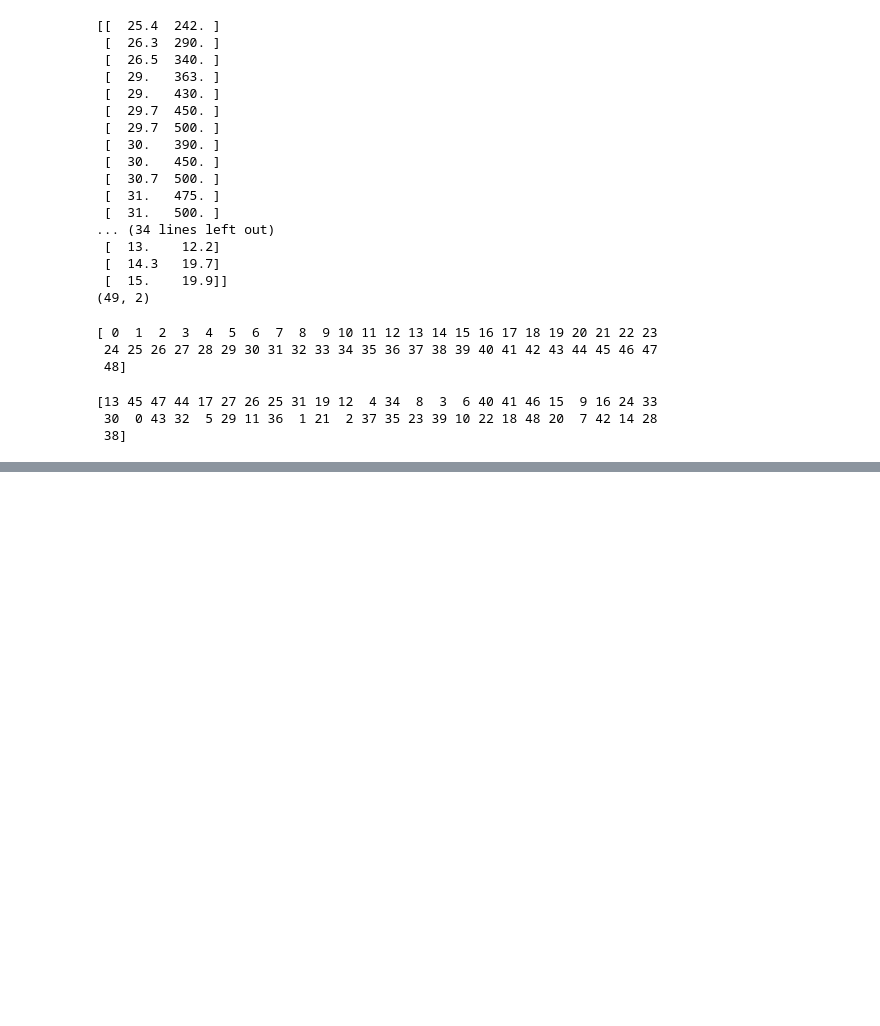
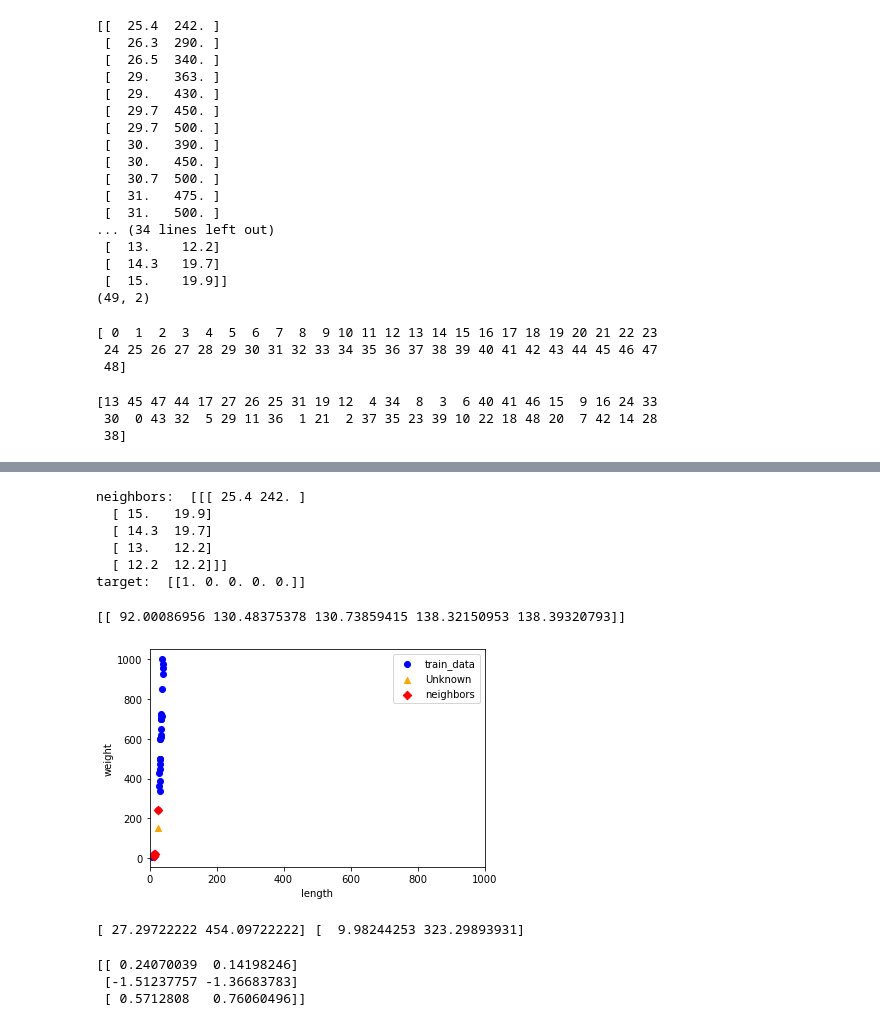
Before and after one commit to doyoung0926/study, a Jupyter notebook: study_machine_0830_2.ipynb, the cells around one changed output, grey strips where cells are left out. Cells and saved outputs as stored; diff of their text form; code cells hidden in the pictures; blank space fills up the shorter version.

```diff
--- a/study_machine_0830_2.ipynb
+++ b/study_machine_0830_2.ipynb
@@ -160,0 +348,60 @@ print(index_list)
+# %%
+print('neighbors: ', train_input[indexes])
+print('target: ', train_target[indexes])
+# (25cm, 150g) 생선의 이웃 4개는 빙어
+# %% [output]
+neighbors:  [[[ 25.4 242. ]
+  [ 15.   19.9]
+  [ 14.3  19.7]
+  [ 13.   12.2]
+  [ 12.2  12.2]]]
+target:  [[1. 0. 0. 0. 0.]]
+# %%
+print(distances)
+# %% [output]
+[[ 92.00086956 130.48375378 130.73859415 138.32150953 138.39320793]]
+# %%
+# Scale을 동일하게 수정
+# x축과 y축의 범위를 동일하게 수정
+# 두 특성(길이, 무게)의 scale이 다름
+# xlim(), ylim()함수: x, y축의 범위를 지정
+plt.scatter(train_input[:, 0], train_input[:, 1],
+           label='train_data', color='b')
+plt.scatter(25, 150, marker='^', color='orange', label='Unknown')
+plt.scatter(train_input[indexes, 0], train_input[indexes, 1],
+           marker='D', label='neighbors', color='r')
+
+plt.xlim((0, 1000))  # x축의 눈금 간격을 y축과 동일하게 변경
+plt.xlabel('length')
+plt.ylabel('weight')
+plt.legend()
+plt.show()
+# 생선의 무게에 따라 분류에 큰 영향을 미침
+# %% [output]
+[figure, added]
+# %%
+# 데이터 전처리 (Data Preprocessing) #1
+# 데이터 전처리
+# 특성값을 일정한 기준으로 맞춤
+# 표준 점수 (Standard Score, Z 점수)
+# 각 특성(길이, 무게)의 값이 0에서 표준편차의 몇 배만큼 떨어져 있는지를 나타냄
+# Z = x-m/ 시그마 (x:특성값, m:평균, 시그마:표준편차)
+
+# 평균 및 표준편차 계산
+# 브로드 캐스팅
+# 행(row)이나 열(column)의 모든 데이터에 대해 한 번에 연산을 수행
+mean = np.mean(train_input, axis=0)  # axis=0: 각 컬럼의 평균 계산
+std = np.std(train_input, axis=0)
+print(mean, std)
+# length평균, weight평균, length표준편차, weight표준편차
+# %% [output]
+[ 27.29722222 454.09722222] [  9.98244253 323.29893931]
+# %%
+# 데이터 전처리 (Data Preprocessing) #2
+# 표준 점수(Z값) 계산 Z = x - m / 시그마 (x:특성값, m:평균, 시그마:표준편차)
+train_scaled = (train_input - mean) / std  # 표준 점수로 변환한 데이터
+print(train_scaled[:3])
+# %% [output]
+[[ 0.24070039  0.14198246]
+ [-1.51237757 -1.36683783]
+ [ 0.5712808   0.76060496]]
```
Also changed, not shown: parts of 33 cells of this notebook, 1 other file.
